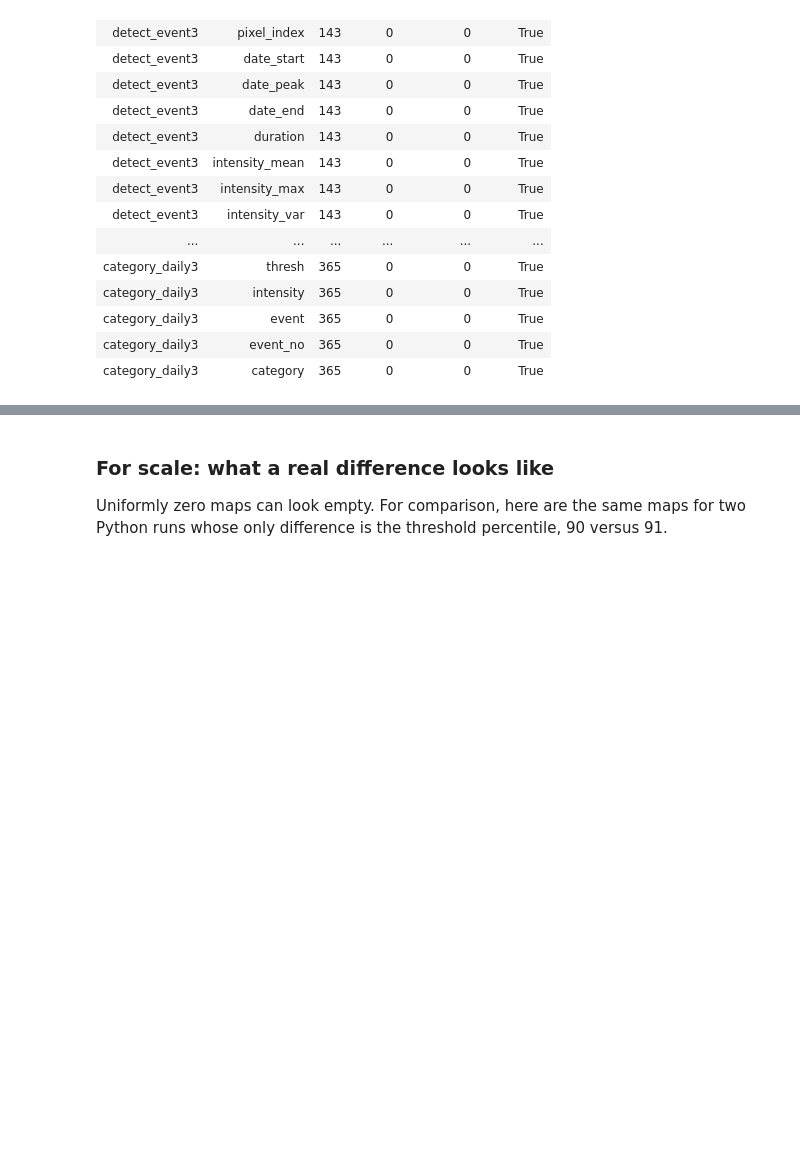
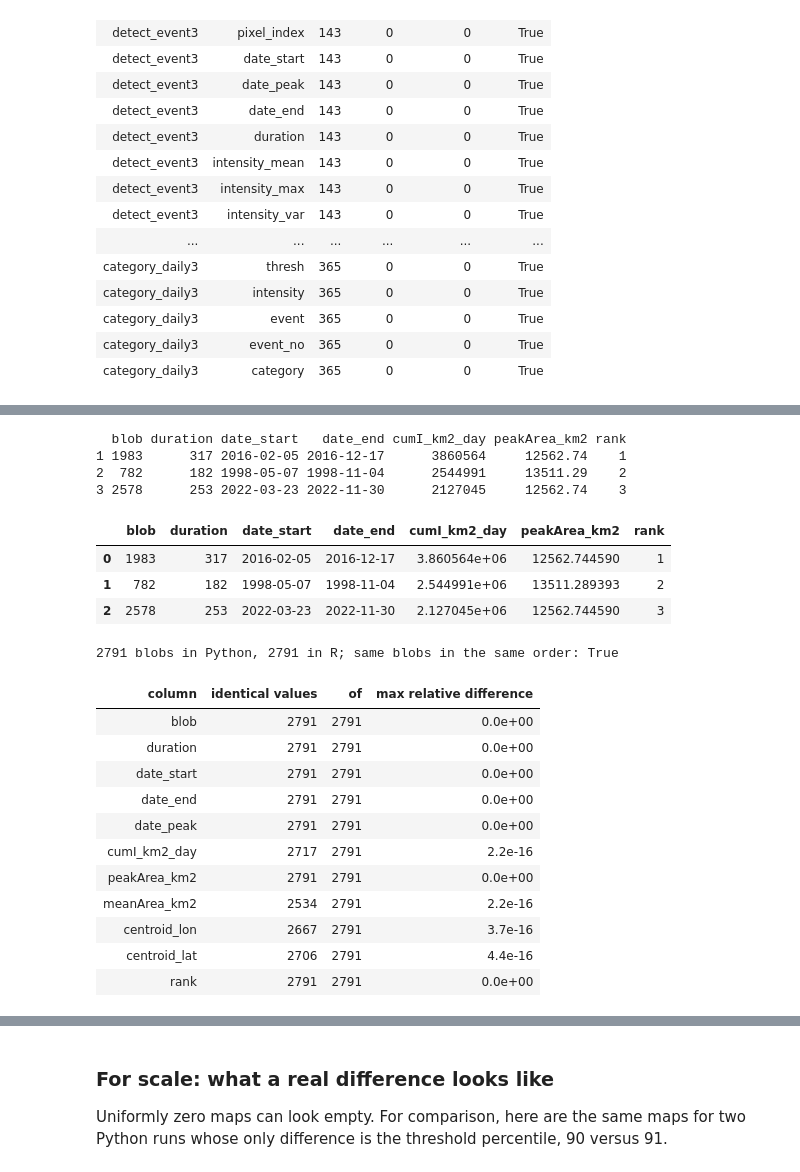
Before and after one commit to robwschlegel/heatwave3, a Jupyter notebook: python/notebooks/heatwave3_r_and_python.ipynb, the cells around one changed output, grey strips where cells are left out. Saved outputs shown, nothing was run; the diff lists cells and outputs as text; code cells hidden in the pictures; blank space fills up the shorter version.

```diff
--- a/python/notebooks/heatwave3_r_and_python.ipynb
+++ b/python/notebooks/heatwave3_r_and_python.ipynb
@@ -381,0 +389,48 @@ Pixel 115.375°E, -8.575°N: 59 columns compared over 115,826 values; all identi
+# %%
+%%R
+r_blob <- detect_blob3(SST_STR, r_out[["clim"]], return = c("event", "daily", "voxel"))
+r_blob_event <- r_blob$event
+head(r_blob_event[, c("blob", "duration", "date_start", "date_end", "cumI_km2_day", "peakArea_km2", "rank")], 3)
+# %% [output]
+  blob duration date_start   date_end cumI_km2_day peakArea_km2 rank
+1 1983      317 2016-02-05 2016-12-17      3860564     12562.74    1
+2  782      182 1998-05-07 1998-11-04      2544991     13511.29    2
+3 2578      253 2022-03-23 2022-11-30      2127045     12562.74    3
+# %%
+py_blob = hw3.detect_blob3(SST, py_out["clim"], return_=("event", "daily", "voxel"))
+py_blob["event"][["blob", "duration", "date_start", "date_end", "cumI_km2_day",
+                  "peakArea_km2", "rank"]].head(3)
+# %% [output]
+|  | blob | duration | date_start | date_end | cumI_km2_day | peakArea_km2 | rank |
+| 0 | 1983 | 317 | 2016-02-05 | 2016-12-17 | 3.860564e+06 | 12562.744590 | 1 |
+| 1 | 782 | 182 | 1998-05-07 | 1998-11-04 | 2.544991e+06 | 13511.289393 | 2 |
+| 2 | 2578 | 253 | 2022-03-23 | 2022-11-30 | 2.127045e+06 | 12562.744590 | 3 |
+# %%
+# Blob-level comparison. Columns aggregated with sum()/mean() can differ in the
+# last bit or two, because R accumulates sums in 80-bit long double.
+r_be, p_be = r_df("r_blob_event"), py_blob["event"]
+rows = []
+for col in p_be.columns:
+    x, y = r_be[col], p_be[col]
+    if pd.api.types.is_datetime64_any_dtype(x):
+        x, y = x.astype("int64"), y.astype("int64")
+    x, y = x.to_numpy(dtype=float), y.to_numpy(dtype=float)
+    rows.append({"column": col, "identical values": int((x == y).sum()), "of": len(x),
+                 "max relative difference": float(np.max(np.abs(x - y) / np.maximum(np.abs(x), 1e-300)))})
+print(f"{len(p_be)} blobs in Python, {len(r_be)} in R; same blobs in the same order: "
+      f"{np.array_equal(r_be['blob'], p_be['blob'])}")
+pd.DataFrame(rows).style.format({"max relative difference": "{:.1e}"}).hide(axis="index")
+# %% [output]
+2791 blobs in Python, 2791 in R; same blobs in the same order: True
+| column | identical values | of | max relative difference |
+| blob | 2791 | 2791 | 0.0e+00 |
+| duration | 2791 | 2791 | 0.0e+00 |
+| date_start | 2791 | 2791 | 0.0e+00 |
+| date_end | 2791 | 2791 | 0.0e+00 |
+| date_peak | 2791 | 2791 | 0.0e+00 |
+| cumI_km2_day | 2717 | 2791 | 2.2e-16 |
+| peakArea_km2 | 2791 | 2791 | 0.0e+00 |
+| meanArea_km2 | 2534 | 2791 | 2.2e-16 |
+| centroid_lon | 2667 | 2791 | 3.7e-16 |
+| centroid_lat | 2706 | 2791 | 4.4e-16 |
+| rank | 2791 | 2791 | 0.0e+00 |
```
Also changed, not shown: parts of 5 cells of this notebook, 32 other files.
